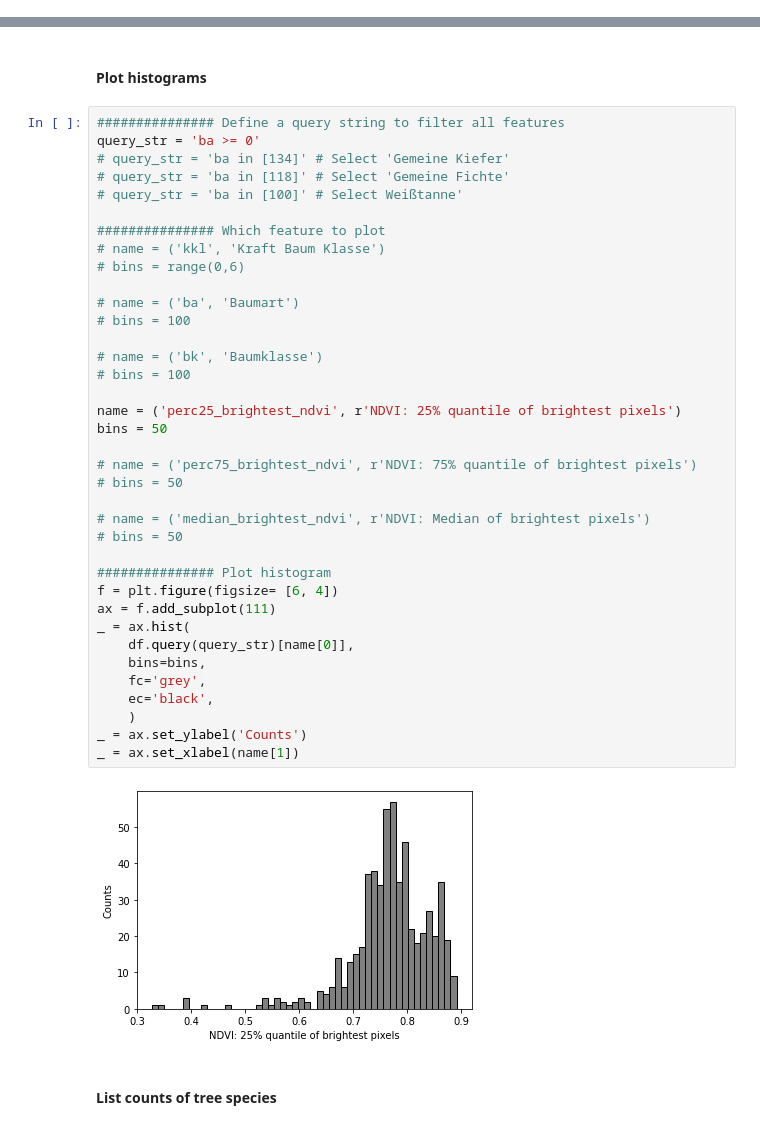
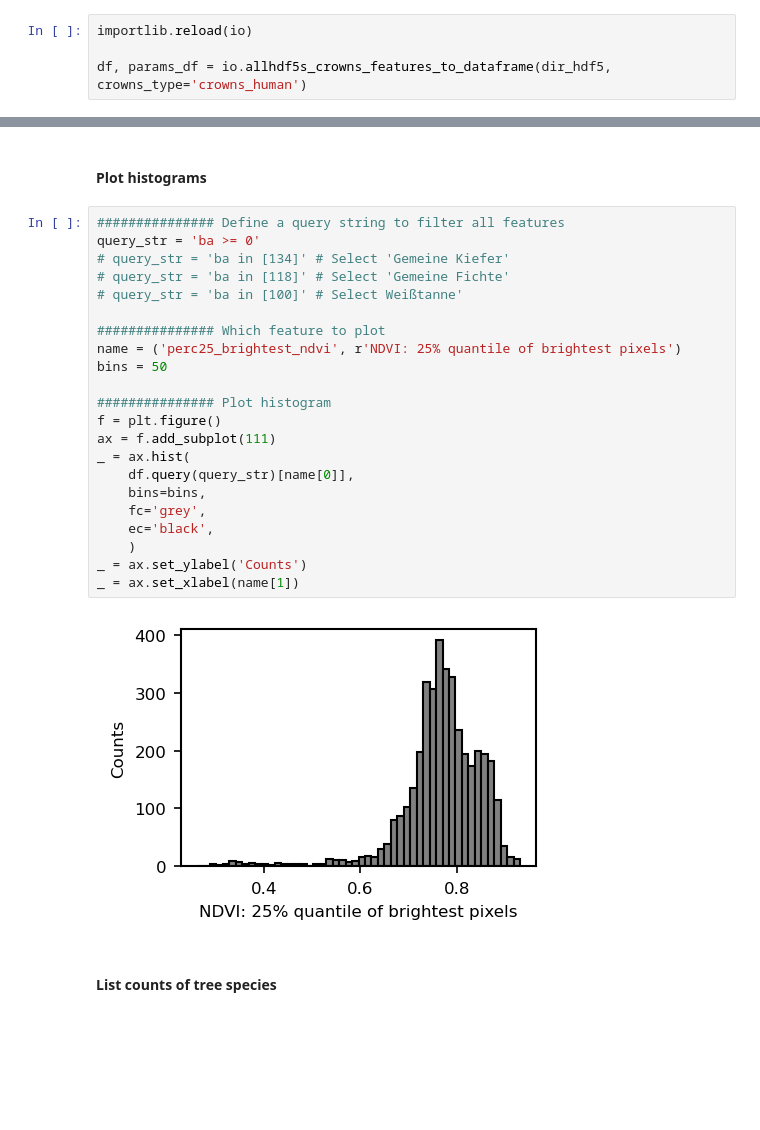
Before and after one commit to FlorianStehr/findatree, a Jupyter notebook: scripts/compare/features_terrestrial_vs_photometric.ipynb, the cells around one changed output, grey strips where cells are left out. Saved outputs shown, nothing was run; the diff lists cells and outputs as text; blank space fills up the shorter version.

```diff
--- a/scripts/compare/features_terrestrial_vs_photometric.ipynb
+++ b/scripts/compare/features_terrestrial_vs_photometric.ipynb
@@ -70,3 +22,7 @@ df = pd.concat(
+# %%
+importlib.reload(io)
+
+df, params_df = io.allhdf5s_crowns_features_to_dataframe(dir_hdf5, crowns_type='crowns_human')
 # %% [markdown]
 ### Inspect the features
 # %% [markdown]
@@ -85,42 +65,27 @@ df.info()
 # %%
 ############### Define a query string to filter all features
 query_str = 'ba >= 0'
 # query_str = 'ba in [134]' # Select 'Gemeine Kiefer'
 # query_str = 'ba in [118]' # Select 'Gemeine Fichte'
 # query_str = 'ba in [100]' # Select Weißtanne'
 
 ############### Which feature to plot
-# name = ('kkl', 'Kraft Baum Klasse')
-# bins = range(0,6)
-
-# name = ('ba', 'Baumart')
-# bins = 100
-
-# name = ('bk', 'Baumklasse')
-# bins = 100
-
 name = ('perc25_brightest_ndvi', r'NDVI: 25% quantile of brightest pixels')
 bins = 50
 
-# name = ('perc75_brightest_ndvi', r'NDVI: 75% quantile of brightest pixels')
-# bins = 50
-
-# name = ('median_brightest_ndvi', r'NDVI: Median of brightest pixels')
-# bins = 50
-
 ############### Plot histogram
-f = plt.figure(figsize= [6, 4])
+f = plt.figure()
 ax = f.add_subplot(111)
 _ = ax.hist(
     df.query(query_str)[name[0]],
     bins=bins,
     fc='grey',
     ec='black',
     )
 _ = ax.set_ylabel('Counts')
 _ = ax.set_xlabel(name[1])
 # %% [output]
-[figure, old version]
+[figure, new version]
 # %% [markdown]
 #### List counts of tree species
 # %%
```
Also changed, not shown: parts of 11 cells of this notebook, 7 other files.
